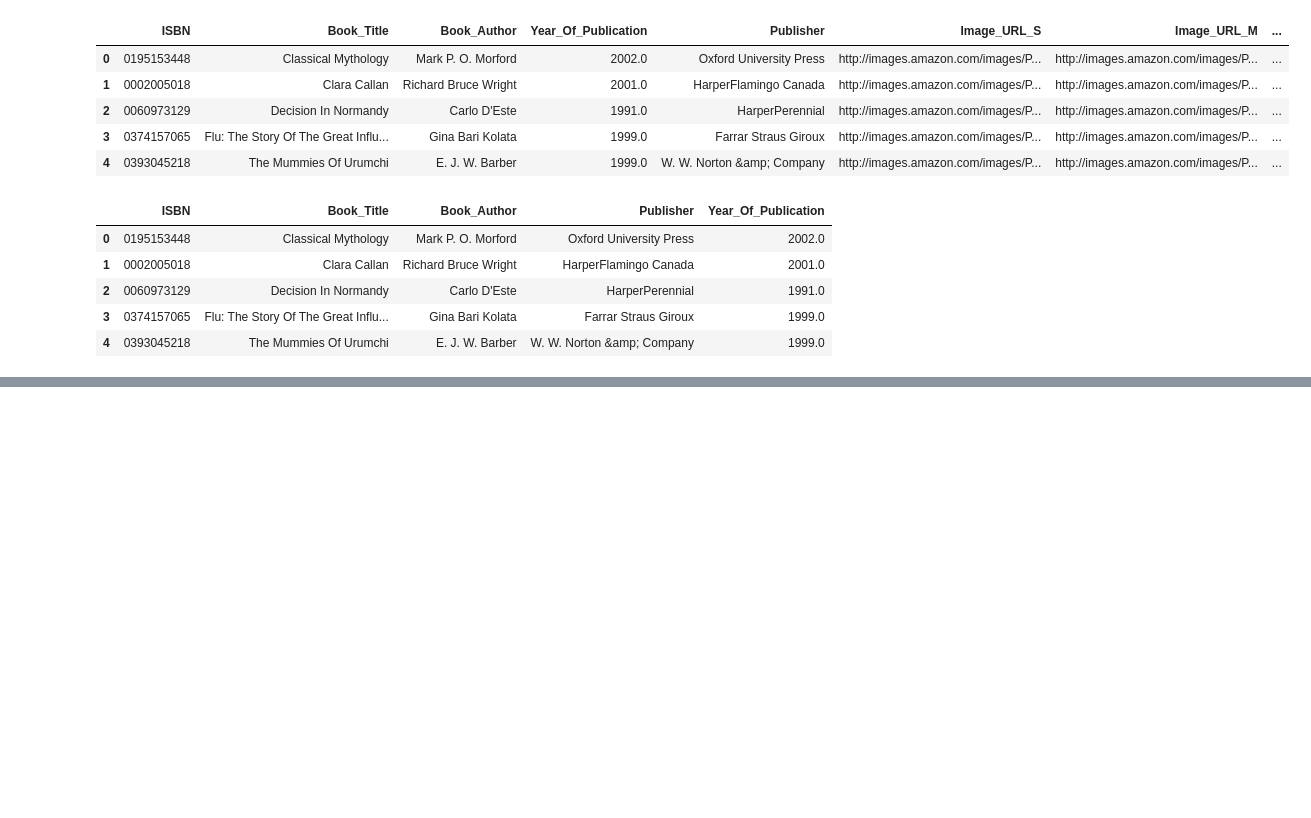
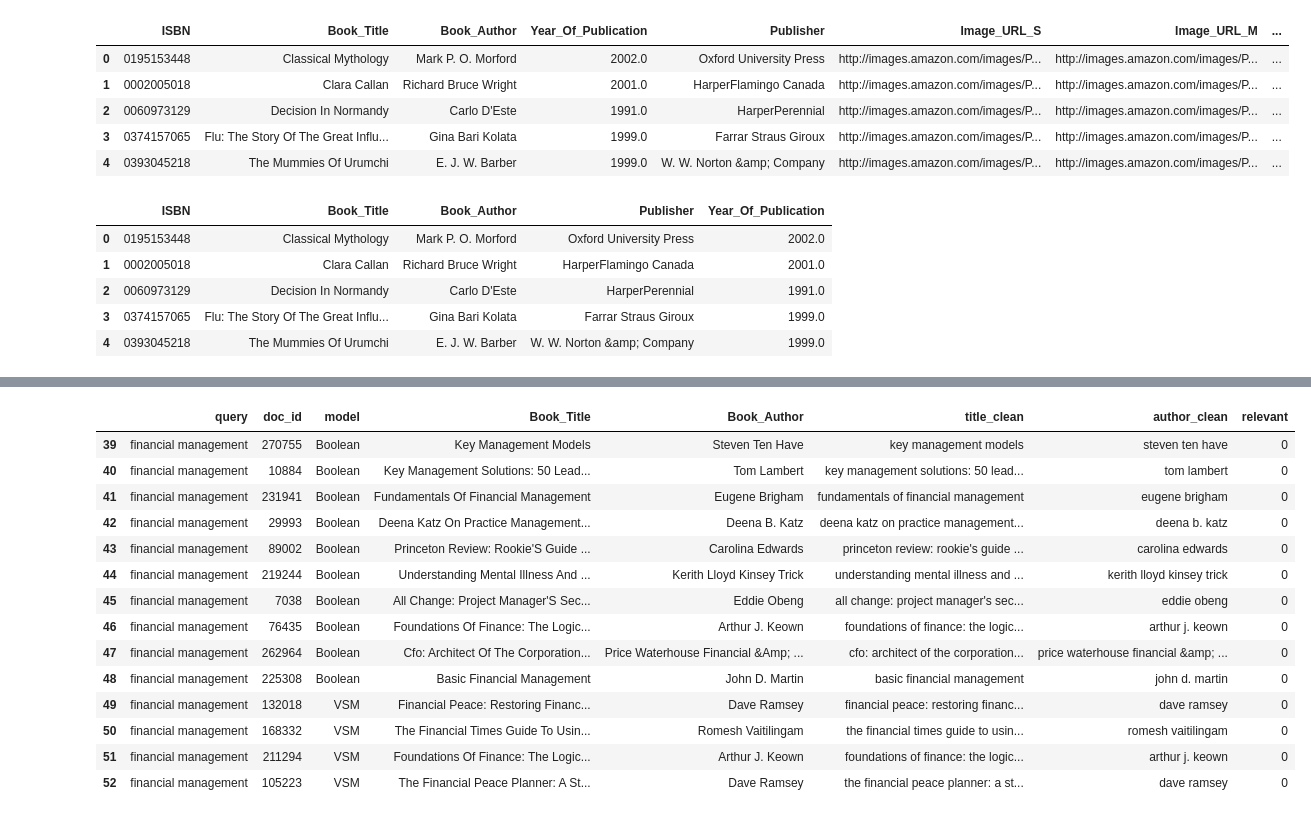
Before and after one commit to colleenfeaman/INFO-556-Project-IR-Systems, a Jupyter notebook: project.ipynb, the cells around one changed output, grey strips where cells are left out. Drawn from its saved outputs; the diff is of its cells as text; code cells hidden in the pictures; blank space fills up the shorter version.

Commit message:
project work completed

```diff
--- a/project.ipynb
+++ b/project.ipynb
@@ -137,0 +278,8 @@ books.head()
+# %%
+#Set evaluation queries
+
+queries = [
+    "world war history",
+    "stephen king",
+    "financial management"
+]
@@ -137,0 +411,18 @@ books.head()
+# %%
+pool_df[pool_df["query"] == "financial management"].head(30)
+# %% [output]
+|  | query | doc_id | model | Book_Title | Book_Author | title_clean | author_clean | relevant |
+| 39 | financial management | 270755 | Boolean | Key Management Models | Steven Ten Have | key management models | steven ten have | 0 |
+| 40 | financial management | 10884 | Boolean | Key Management Solutions: 50 Lead... | Tom Lambert | key management solutions: 50 lead... | tom lambert | 0 |
+| 41 | financial management | 231941 | Boolean | Fundamentals Of Financial Management | Eugene Brigham | fundamentals of financial management | eugene brigham | 0 |
+| 42 | financial management | 29993 | Boolean | Deena Katz On Practice Management... | Deena B. Katz | deena katz on practice management... | deena b. katz | 0 |
+| 43 | financial management | 89002 | Boolean | Princeton Review: Rookie'S Guide ... | Carolina Edwards | princeton review: rookie's guide ... | carolina edwards | 0 |
+| 44 | financial management | 219244 | Boolean | Understanding Mental Illness And ... | Kerith Lloyd Kinsey Trick | understanding mental illness and ... | kerith lloyd kinsey trick | 0 |
+| 45 | financial management | 7038 | Boolean | All Change: Project Manager'S Sec... | Eddie Obeng | all change: project manager's sec... | eddie obeng | 0 |
+| 46 | financial management | 76435 | Boolean | Foundations Of Finance: The Logic... | Arthur J. Keown | foundations of finance: the logic... | arthur j. keown | 0 |
+| 47 | financial management | 262964 | Boolean | Cfo: Architect Of The Corporation... | Price Waterhouse Financial &Amp; ... | cfo: architect of the corporation... | price waterhouse financial &amp; ... | 0 |
+| 48 | financial management | 225308 | Boolean | Basic Financial Management | John D. Martin | basic financial management | john d. martin | 0 |
+| 49 | financial management | 132018 | VSM | Financial Peace: Restoring Financ... | Dave Ramsey | financial peace: restoring financ... | dave ramsey | 0 |
+| 50 | financial management | 168332 | VSM | The Financial Times Guide To Usin... | Romesh Vaitilingam | the financial times guide to usin... | romesh vaitilingam | 0 |
+| 51 | financial management | 211294 | VSM | Foundations Of Finance: The Logic... | Arthur J. Keown | foundations of finance: the logic... | arthur j. keown | 0 |
+| 52 | financial management | 105223 | VSM | The Financial Peace Planner: A St... | Dave Ramsey | the financial peace planner: a st... | dave ramsey | 0 |
```
Also changed, not shown: parts of 34 cells of this notebook, 1 other file.
